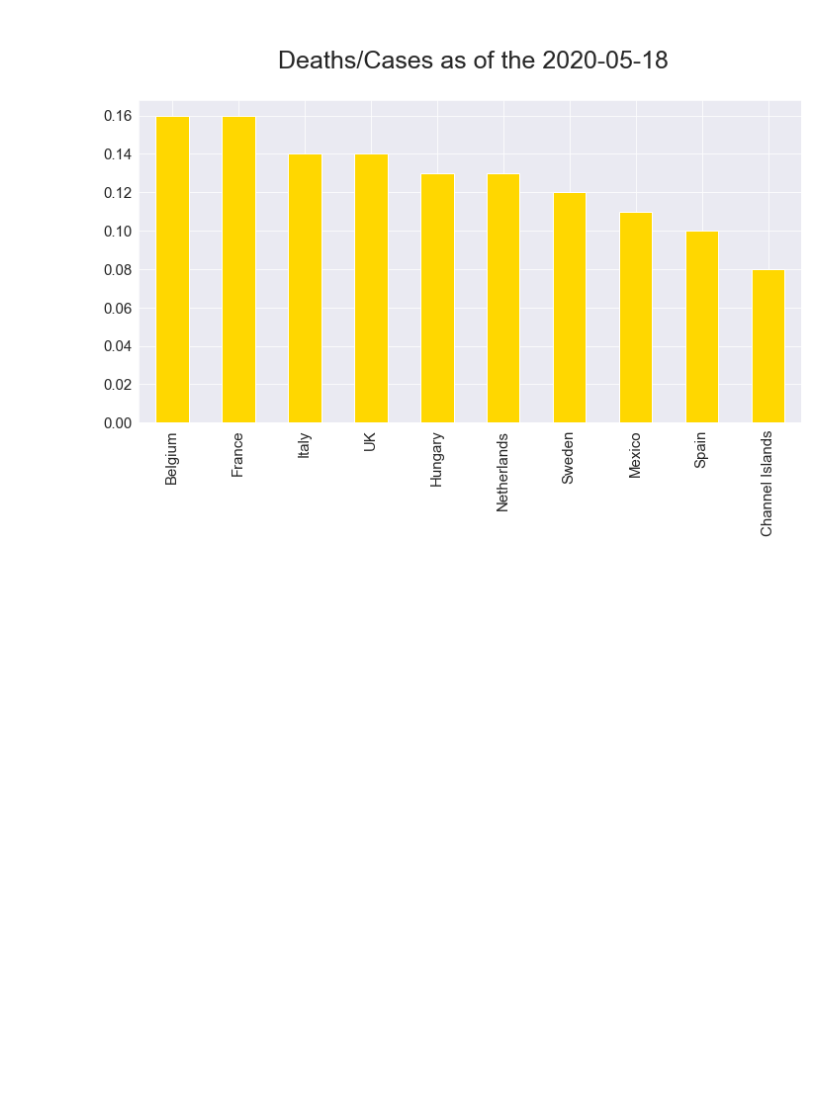
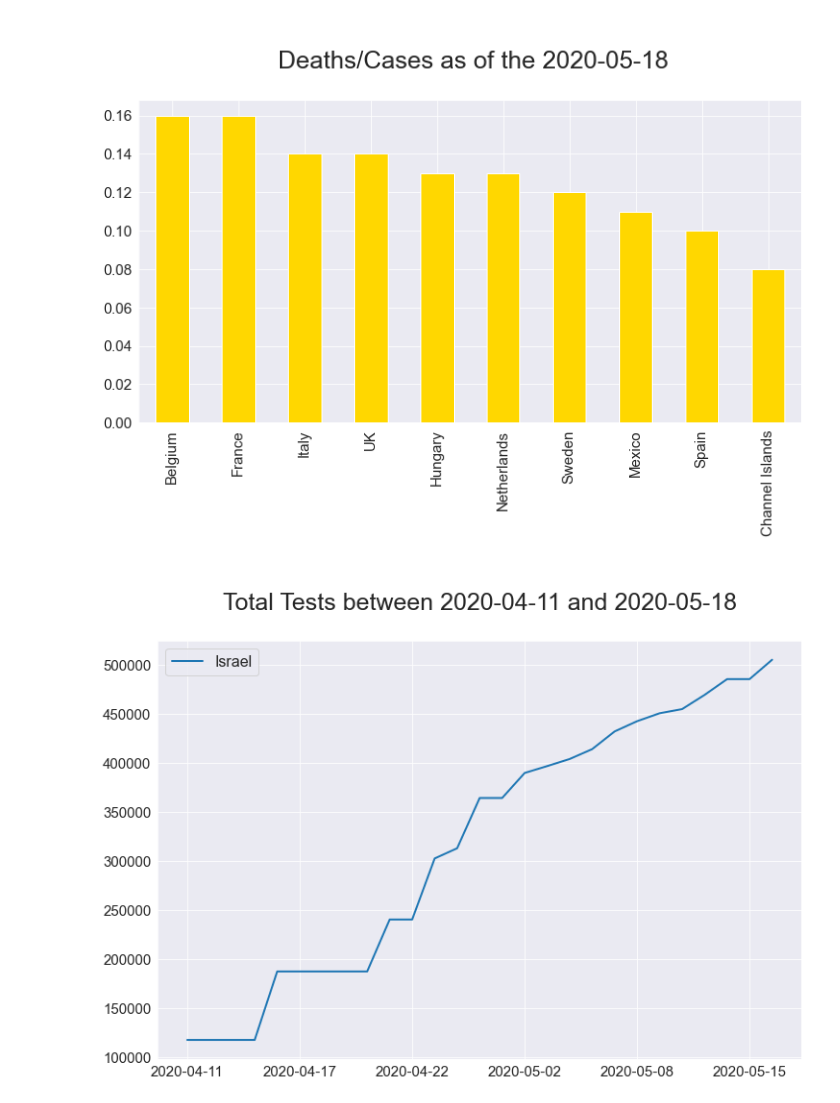
Before and after one commit to yanivmm/Data-Science, a Jupyter notebook: Corona.ipynb, the cells around one changed output. Cells and saved outputs as stored; diff of their text form; code cells hidden in the pictures; blank space fills up the shorter version.

```diff
--- a/Corona.ipynb
+++ b/Corona.ipynb
@@ -201,3 +201,8 @@ plotGraph(column='Total Tests',top = (20,30),add=[])
 plotGraph(column='Deaths/Cases',plot='bar',add=[])
 # %% [output]
 [figure]
+# %%
+plotGraph(column='Total Tests',top = (0,0))
+#total tests for Israe - (The deafault value)
+# %% [output]
+[figure, added]
```
Also changed, not shown: parts of 3 cells of this notebook.
